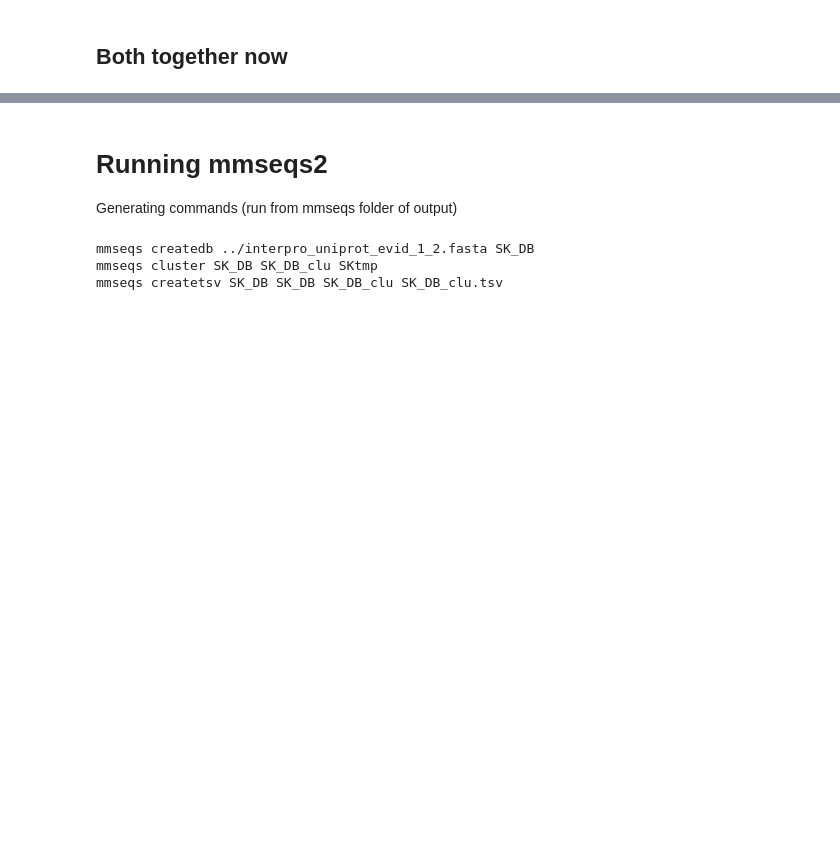
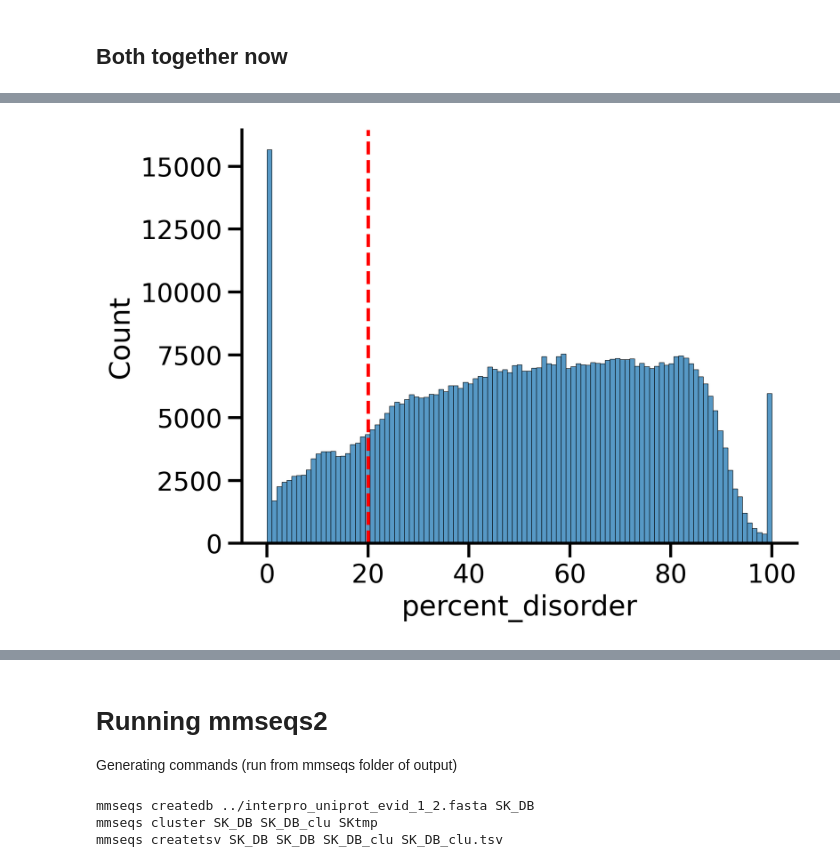
Before and after one commit to sanjanakotha/consensus_AD_predictor, a Jupyter notebook: notebooks/Input data clusters.ipynb, the cells around one changed output, grey strips where cells are left out. Cells and saved outputs as stored; diff of their text form; code cells hidden in the pictures; blank space fills up the shorter version.

```diff
--- a/notebooks/Input data clusters.ipynb
+++ b/notebooks/Input data clusters.ipynb
@@ -149,0 +220,3 @@ all_seqs
+# %%
+CL_SK_plant_seq_props = pd.read_csv("../output/CL_SK_plant_seq_props.csv")
+CL_SK_plant_seq_props
@@ -149,0 +237,11 @@ all_seqs
+# %%
+import seaborn as sns
+import matplotlib.pyplot as plt
+
+sns.set_context('talk')
+plt.figure(dpi = 300)
+sns.histplot(CL_SK_plant_seq_props["percent_disorder"])
+plt.axvline(20, color = 'red', linestyle = 'dashed')
+sns.despine()
+# %% [output]
+[figure, added]
```
Also changed, not shown: parts of 23 cells of this notebook, 3 other files.
